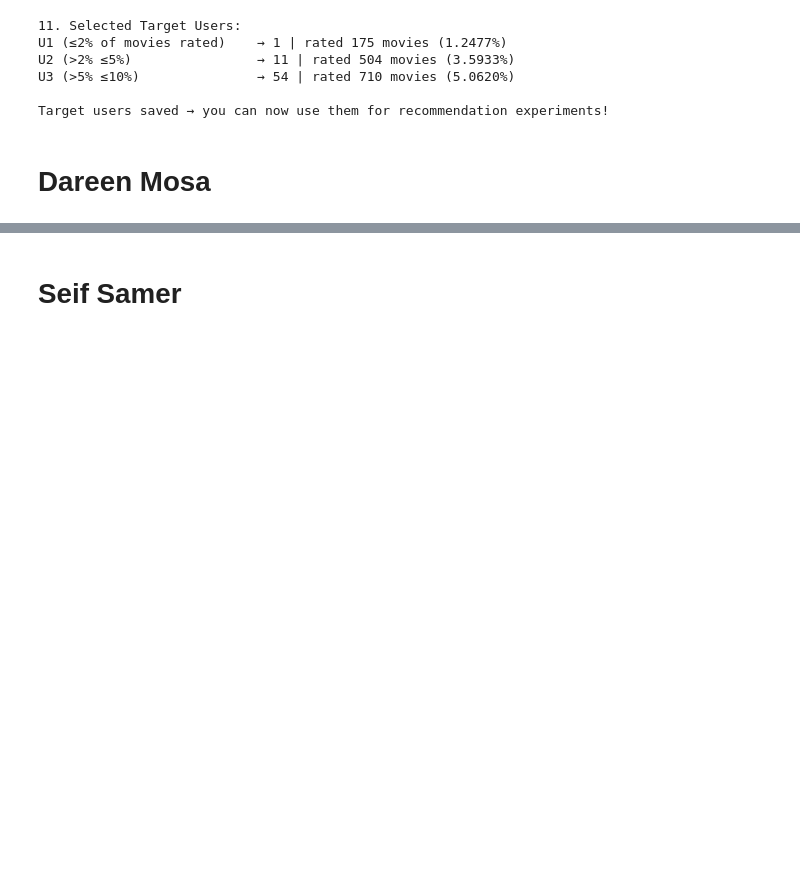
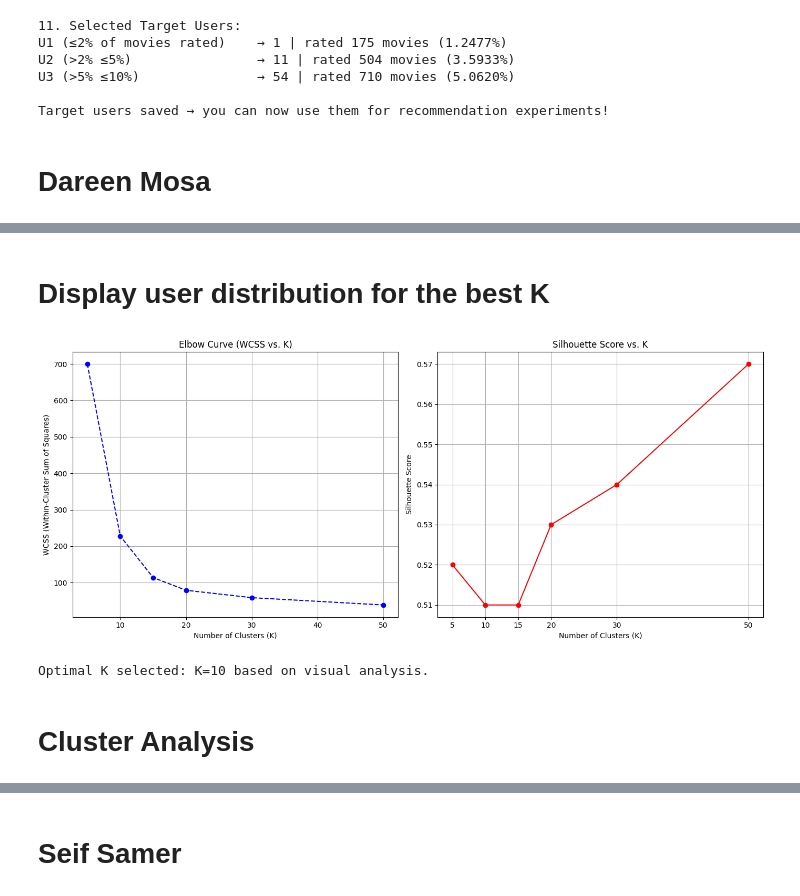
Before and after one commit to youssefekrami919/AIE425-Assignment-Group-Youssef-Elsyed, a Jupyter notebook: irs_assignment_1.ipynb, the cells around one changed output, grey strips where cells are left out. Drawn from its saved outputs; the diff is of its cells as text; code cells hidden in the pictures; blank space fills up the shorter version.

```diff
--- a/irs_assignment_1.ipynb
+++ b/irs_assignment_1.ipynb
@@ -530,0 +742,39 @@ Target users saved → you can now use them for recommendation experiments!
+# %% [markdown]
+# Display user distribution for the best K
+# %%
+# Cell 3: Optimal K Selection Analysis
+
+plt.figure(figsize=(14, 6))
+
+# Plot 1: Elbow Curve (WCSS vs. K)
+plt.subplot(1, 2, 1)
+plt.plot(K_values, wcss, marker='o', linestyle='--', color='blue')
+plt.title('Elbow Curve (WCSS vs. K)')
+plt.xlabel('Number of Clusters (K)')
+plt.ylabel('WCSS (Within-Cluster Sum of Squares)')
+plt.grid(True)
+
+# [Image of Elbow Curve for K-means clustering]
+
+# Plot 2: Silhouette Score vs. K
+K_scores = list(silhouette_scores.keys())
+scores = list(silhouette_scores.values())
+plt.subplot(1, 2, 2)
+plt.plot(K_scores, scores, marker='o', linestyle='-', color='red')
+plt.title('Silhouette Score vs. K')
+plt.xlabel('Number of Clusters (K)')
+plt.ylabel('Silhouette Score')
+plt.xticks(K_scores)
+plt.grid(True)
+
+plt.tight_layout()
+plt.show()
+
+# Select Optimal K based on the analysis (Choosing K=10 for continuation)
+OPTIMAL_K = 10
+print(f"\nOptimal K selected: K={OPTIMAL_K} based on visual analysis.")
+# %% [output]
+[figure, added]
+Optimal K selected: K=10 based on visual analysis.
+# %% [markdown]
+# Cluster Analysis
```
Also changed, not shown: parts of 15 cells of this notebook.
